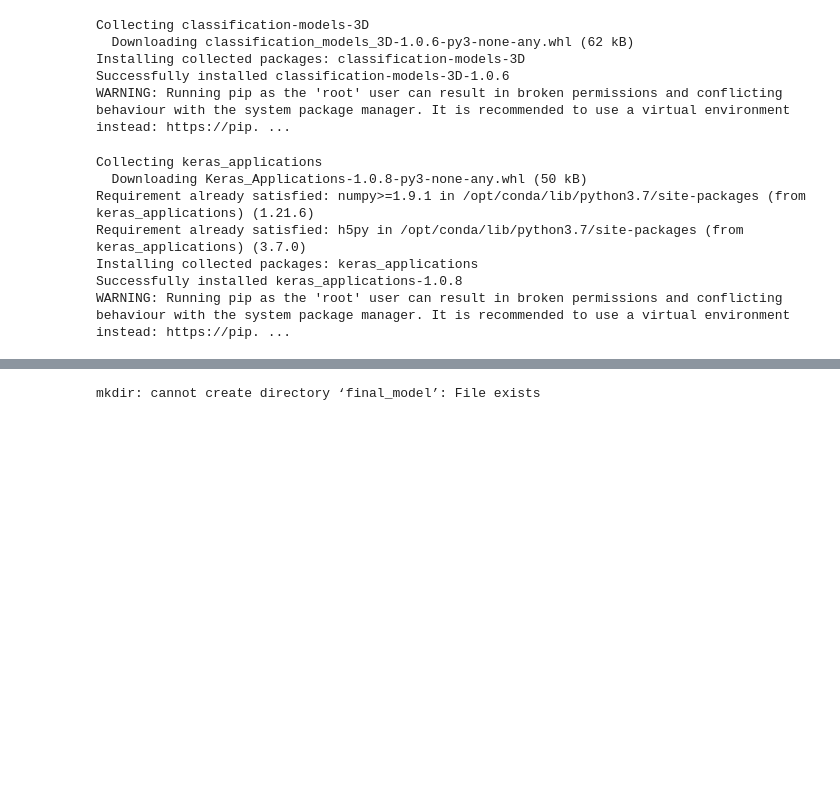
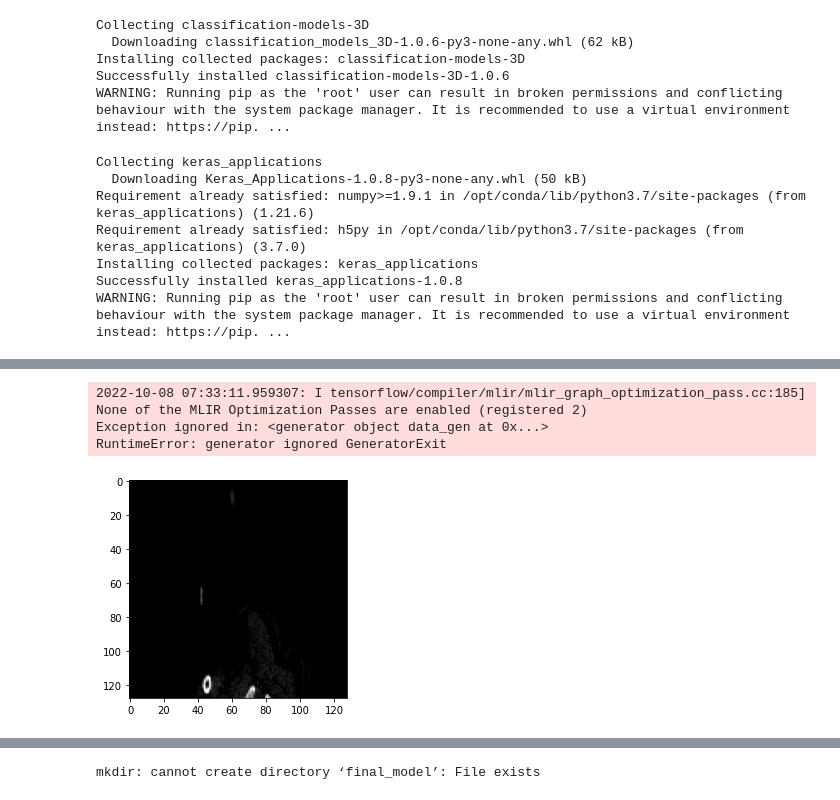
Before and after one commit to SiavashShirzad/RSNA-2022-Cervical-Spine-Fracture-Detection, a Jupyter notebook: rsna-cervical-fracture-training.ipynb, the cells around one changed output, grey strips where cells are left out. Drawn from its saved outputs; the diff is of its cells as text; code cells hidden in the pictures; blank space fills up the shorter version.

```diff
--- a/rsna-cervical-fracture-training.ipynb
+++ b/rsna-cervical-fracture-training.ipynb
@@ -41,8 +41,8 @@ def data_gen():
         try:
             ct = nib.load(path)
             ct = ct.get_fdata()
-            for pic in range(15,45):
-                yield ({"input_1": np.stack([ct[:,:,pic],ct[:,:,pic],ct[:,:,pic]],axis=-1)},
+            for pic in range(34,94):
+                yield ({"input_1": np.stack([ct[pic,:,:],ct[pic,:,:],ct[pic,:,:]],axis=-1)},
                        {'co': df.iloc[i]["patient_overall"],
                                         'c1': df.iloc[i]["C1"],
                                         'c2': df.iloc[i]["C2"],
@@ -64,8 +64,8 @@ def test_gen():
         try:
             ct = nib.load(path)
             ct = ct.get_fdata()
-            for pic in range(15,45):
-                yield ({"input_1": np.stack([ct[:,:,pic],ct[:,:,pic],ct[:,:,pic]],axis=-1)},
+            for pic in range(34, 94):
+                yield ({"input_1": np.stack([ct[pic,:,:],ct[pic,:,:],ct[pic,:,:]],axis=-1)},
                        {'co': df.iloc[i]["patient_overall"],
                                         'c1': df.iloc[i]["C1"],
                                         'c2': df.iloc[i]["C2"],
@@ -88,7 +88,7 @@ dataset = tf.data.Dataset.from_generator(
      'c5':tf.int8,
      'c6':tf.int8,
      'c7':tf.int8}),
-    ({"input_1":tf.TensorShape([100,100,3])},
+    ({"input_1":tf.TensorShape([128,128,3])},
      {"co": tf.TensorShape([]),
      "c1": tf.TensorShape([]),
      "c2": tf.TensorShape([]),
@@ -110,7 +110,7 @@ testset = tf.data.Dataset.from_generator(
      'c5':tf.int8,
      'c6':tf.int8,
      'c7':tf.int8}),
-    ({"input_1":tf.TensorShape([100,100,3])},
+    ({"input_1":tf.TensorShape([128,128,3])},
      {"co": tf.TensorShape([]),
      "c1": tf.TensorShape([]),
      "c2": tf.TensorShape([]),
@@ -143,6 +143,14 @@ testset = (
     testset.batch(40)
     .prefetch(1)
 )
+# %%
+for i in dataset.take(4):
+    plt.imshow(i[0]["input_1"][0])
+# %% [output]
+2022-10-08 07:33:11.959307: I tensorflow/compiler/mlir/mlir_graph_optimization_pass.cc:185] None of the MLIR Optimization Passes are enabled (registered 2)
+Exception ignored in: <generator object data_gen at 0x...>
+RuntimeError: generator ignored GeneratorExit
+[figure, added]
 # %%
 res = tf.keras.applications.ResNet101(
     include_top=False,
```
Also changed, not shown: parts of 21 cells of this notebook.
